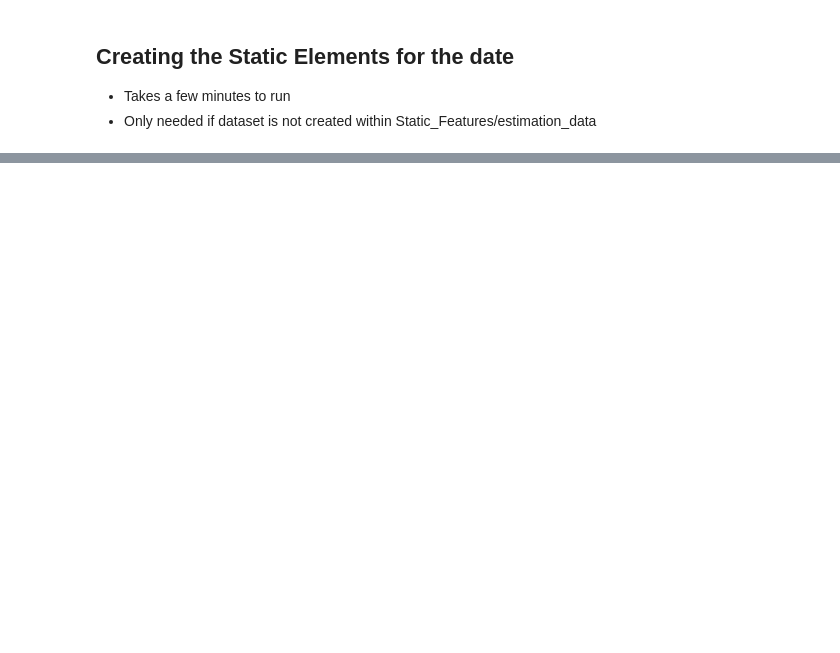
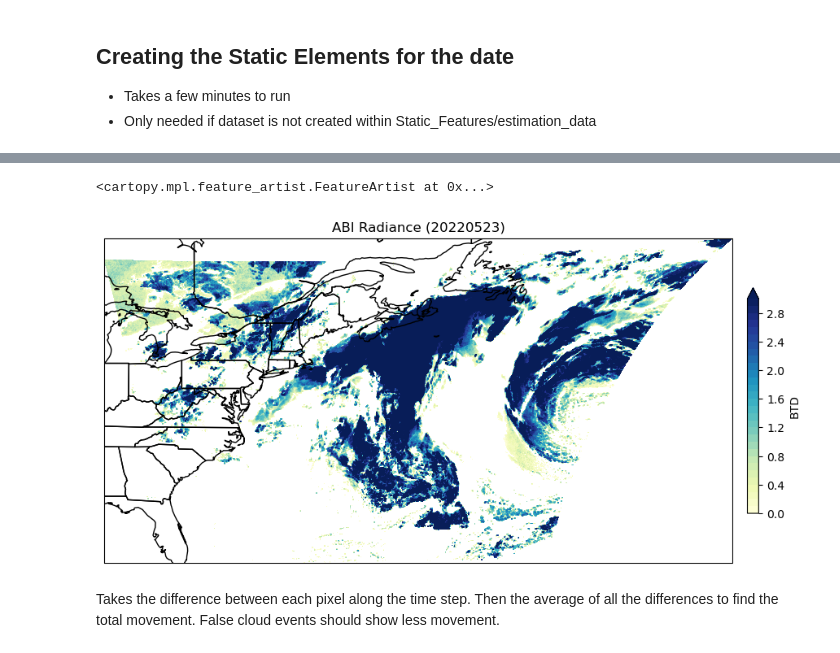
Before and after one commit to jesseturner/FalseLowClouds, a Jupyter notebook: Static_Features/Movement_Comparison.ipynb, the cells around one changed output, grey strips where cells are left out. Drawn from its saved outputs; the diff is of its cells as text; code cells hidden in the pictures; blank space fills up the shorter version.

Commit message:
Improvement to the total movement comparison

```diff
--- a/Static_Features/Movement_Comparison.ipynb
+++ b/Static_Features/Movement_Comparison.ipynb
@@ -115,0 +104,16 @@ for filename in os.listdir(root):
+# %%
+#--- Accumulate xarrays in a list, then concatenate once at the end (faster)
+datasets = []
+
+
+#filenames = ['OR_ABI-L1b-RadF-M6C07_G16_s20221430310206_e20221430319526_c20221430319575.nc', 'OR_ABI-L1b-RadF-M6C14_G16_s20221430230206_e20221430239514_c20221430240000.nc', 'OR_ABI-L1b-RadF-M6C07_G16_s20221430040206_e20221430049525_c20221430049568.nc']
+filenames = os.listdir(static_features_data)
+for filename in filenames:
+
+    #--- To avoid duplicates, loop through only Band 07 data
+    if filename[0:21] == 'OR_ABI-L1b-RadF-M6C07':
+
+        BTD = create_BTD(filename)
+        datasets.append(BTD)
+
+BTD_tot = xr.concat(datasets, dim='time')
@@ -115,0 +138,18 @@ for filename in os.listdir(root):
+# %%
+projection=ccrs.PlateCarree()
+fig,ax=plt.subplots(1, figsize=(12,12),subplot_kw={'projection': projection})
+cmap = plt.cm.YlGnBu
+#levels = np.linspace(np.amin(BTD), np.amax(BTD), 31)
+levels = np.linspace(0, 3, 31)
+
+c=ax.contourf(BTD_tot[0].lon, BTD_tot[0].lat, BTD_tot[0], cmap=cmap, levels=levels, extend='max')
+clb=plt.colorbar(c, shrink=0.3, pad=0.02, ax=ax)
+ax.set_title('ABI Radiance ('+date+')')
+clb.set_label('BTD')
+
+ax.add_feature(cfeature.STATES)
+# %% [output]
+<cartopy.mpl.feature_artist.FeatureArtist at 0x...>
+[figure, added]
+# %% [markdown]
+Takes the difference between each pixel along the time step. Then the average of all the differences to find the total movement. False cloud events should show less movement.
```
Also changed, not shown: parts of 12 cells of this notebook.
